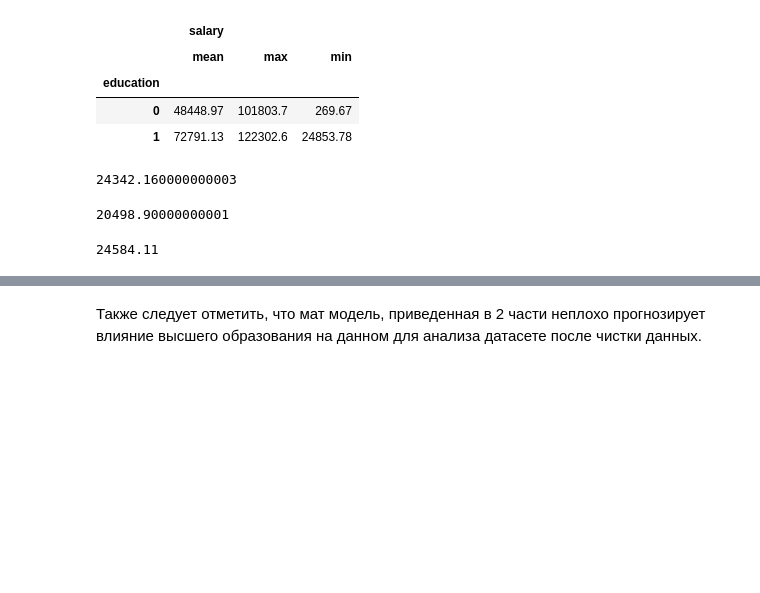
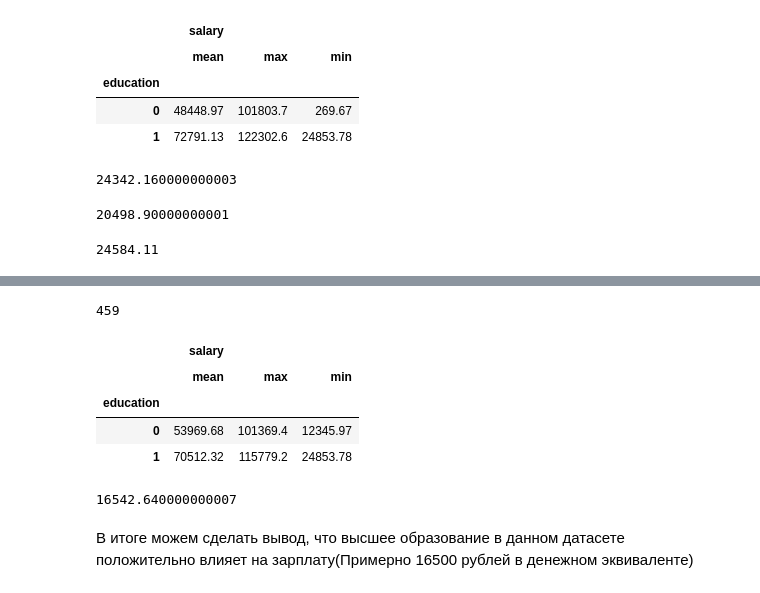
Before and after one commit to YLukashov/Impact_of_higher_education, a Jupyter notebook: part_three.ipynb, the cells around one changed output, grey strips where cells are left out. Drawn from its saved outputs; the diff is of its cells as text; code cells hidden in the pictures; blank space fills up the shorter version.

```diff
--- a/part_three.ipynb
+++ b/part_three.ipynb
@@ -230,2 +234,23 @@ df_mer.groupby(['education']).agg(agg_func).round(2)
+# %%
+df_close = df_mer[(df_mer['exam'] >= 78) & (df_mer['exam'] <= 82)]
+# %%
+len(df_close)
+# %% [output]
+459
+# %%
+agg_func = {
+    'salary': ['mean', 'max', 'min']
+}
+df_close.groupby(['education']).agg(agg_func).round(2)
+# %% [output]
+|  | salary |  |  |
+|  | mean | max | min |
+| education |  |  |  |
+| 0 | 53969.68 | 101369.4 | 12345.97 |
+| 1 | 70512.32 | 115779.2 | 24853.78 |
+# %%
+70512.32 - 53969.68
+# %% [output]
+16542.640000000007
 # %% [markdown]
-Также следует отметить, что мат модель, приведенная в 2 части неплохо прогнозирует влияние высшего образования на данном для анализа датасете после чистки данных.
+В итоге можем сделать вывод, что высшее образование в данном датасете положительно влияет на зарплату(Примерно 16500 рублей в денежном эквиваленте)
```
Also changed, not shown: parts of 3 cells of this notebook.
